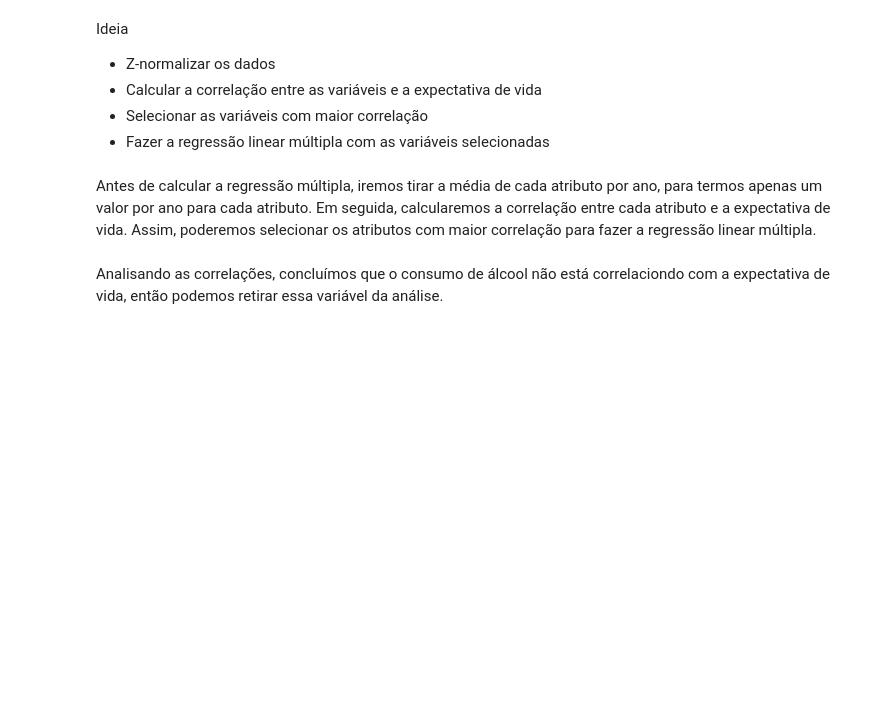
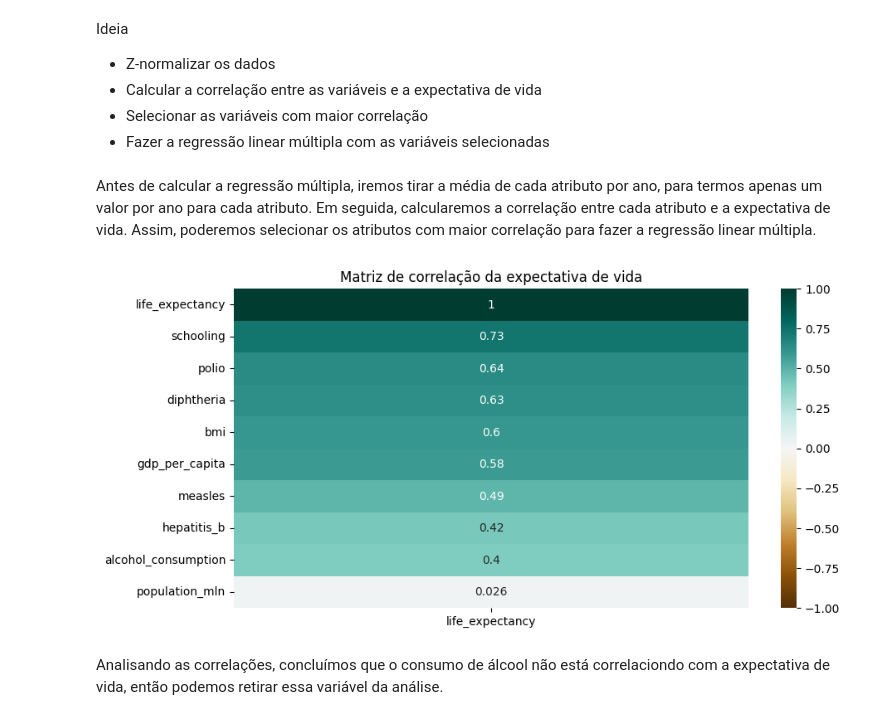
Before and after one commit to carolinabrandao/ICDProjetoFinal, a Jupyter notebook: EDA.ipynb, the cells around one changed output. Drawn from its saved outputs; the diff is of its cells as text; code cells hidden in the pictures; blank space fills up the shorter version.

```diff
--- a/EDA.ipynb
+++ b/EDA.ipynb
@@ -554,20 +744,22 @@ Antes de calcular a regressão múltipla, iremos tirar a média de cada atributo
 # %%
 atributos = ['life_expectancy', 'infant_deaths', 'under_five_deaths', 'adult_mortality', 'alcohol_consumption', 'hepatitis_b', 'measles', 'bmi', 'polio', 'diphtheria', 'incidents_hiv', 'gdp_per_capita', 'population_mln', 'schooling']
 
 # tirar media de cada atributo por ano e colocar em um novo dataset
 df_reg = dataset.copy()
 
-for year in range(2000, 2016):
-    for atributo in atributos:
-        df_reg.loc[df_reg['year'] == year, atributo] = df_reg[df_reg['year'] == year][atributo].mean()
+# for year in range(2000, 2016):
+#     for atributo in atributos:
+#         df_reg.loc[df_reg['year'] == year, atributo] = df_reg[df_reg['year'] == year][atributo].mean()
 
 # calcula a matriz de correlacao
 corr = df_reg[atributos].corr()
 
 # plota a matriz de correlacao da expectativa de vida
 plt.figure(figsize=(10, 5))
 plt.title('Matriz de correlação da expectativa de vida')
 sns.heatmap(corr[['life_expectancy']].sort_values(by='life_expectancy', ascending=False).head(10), vmin=-1, vmax=1, annot=True, cmap='BrBG')
 plt.show()
+# %% [output]
+[figure, added]
 # %% [markdown]
 Analisando as correlações, concluímos que o consumo de álcool não está correlaciondo com a expectativa de vida, então podemos retirar essa variável da análise.
```
Also changed, not shown: parts of 55 cells of this notebook.
